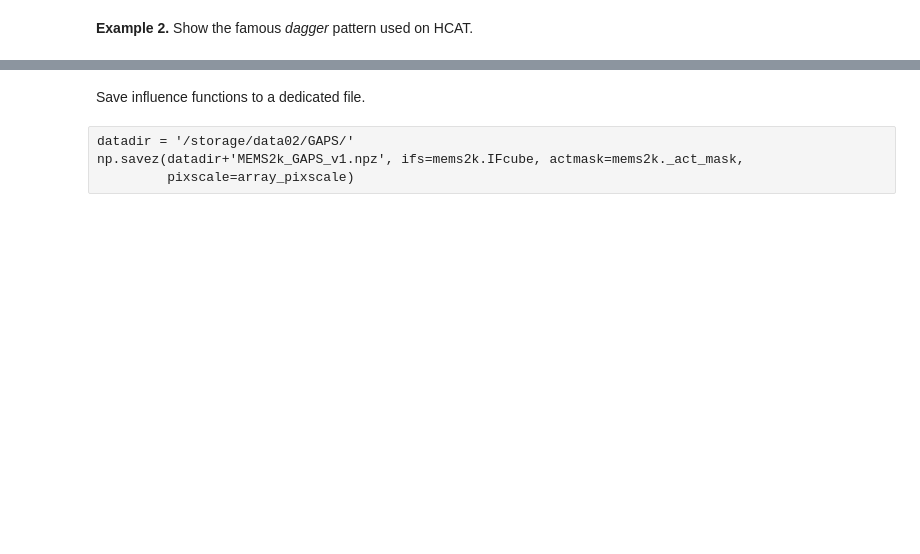
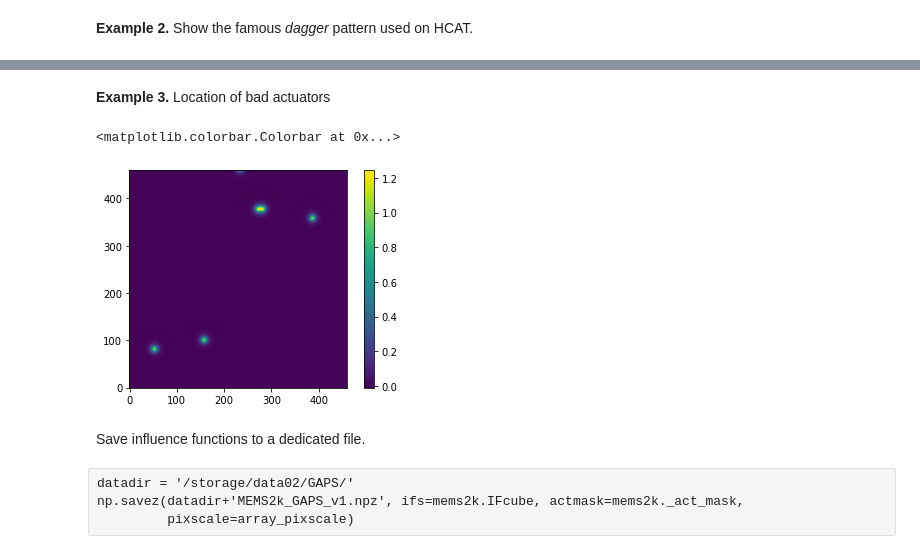
Before and after one commit to fquiros/CEO, a Jupyter notebook: python/ceo/gaps/mems_model_demo.ipynb, the cells around one changed output, grey strips where cells are left out. Saved outputs shown, nothing was run; the diff lists cells and outputs as text; code cells hidden in the pictures; blank space fills up the shorter version.

```diff
--- a/python/ceo/gaps/mems_model_demo.ipynb
+++ b/python/ceo/gaps/mems_model_demo.ipynb
@@ -90,6 +92,14 @@ plt.colorbar()
+# %% [markdown]
+**Example 3.** Location of bad actuators
+# %%
+plt.imshow( np.sum(mems2k.IFcube[:,:,bad_acts_idx], axis=2), origin='lower')
+plt.colorbar()
+# %% [output]
+<matplotlib.colorbar.Colorbar at 0x...>
+[figure, added]
 # %% [markdown]
 Save influence functions to a dedicated file.
-# %% [raw]
-datadir = '/storage/data02/GAPS/'
-np.savez(datadir+'MEMS2k_GAPS_v1.npz', ifs=mems2k.IFcube, actmask=mems2k._act_mask,
-         pixscale=array_pixscale)
+# %% [raw]
+datadir = '/storage/data02/GAPS/'
+np.savez(datadir+'MEMS2k_GAPS_v1.npz', ifs=mems2k.IFcube, actmask=mems2k._act_mask,
+         pixscale=array_pixscale)
```
Also changed, not shown: parts of 4 cells of this notebook, 1 other file.
